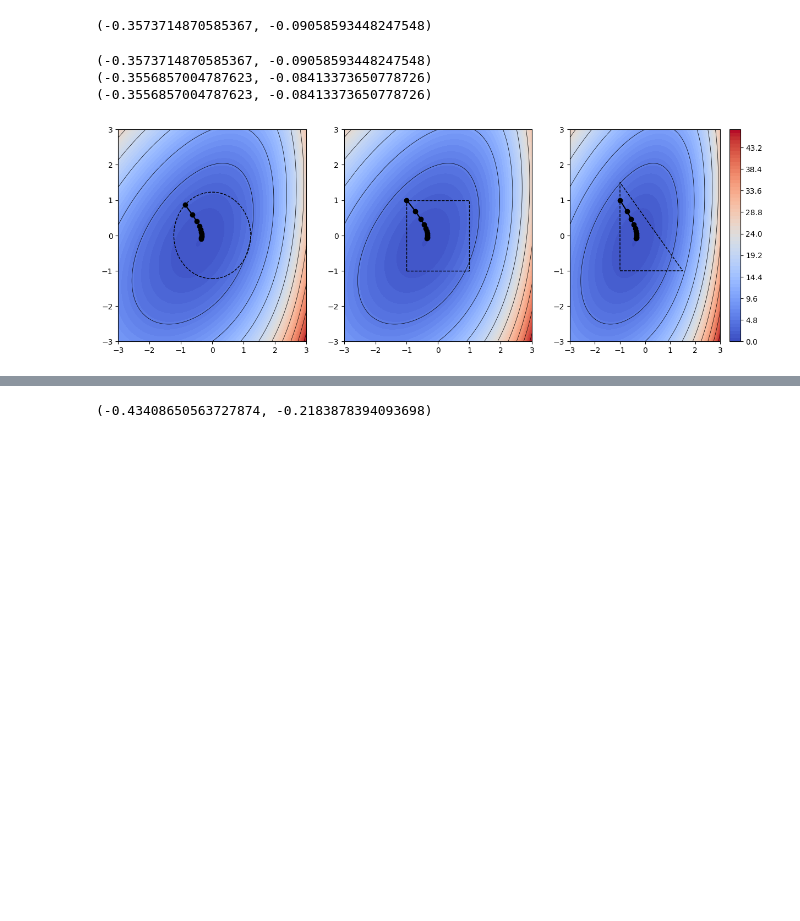
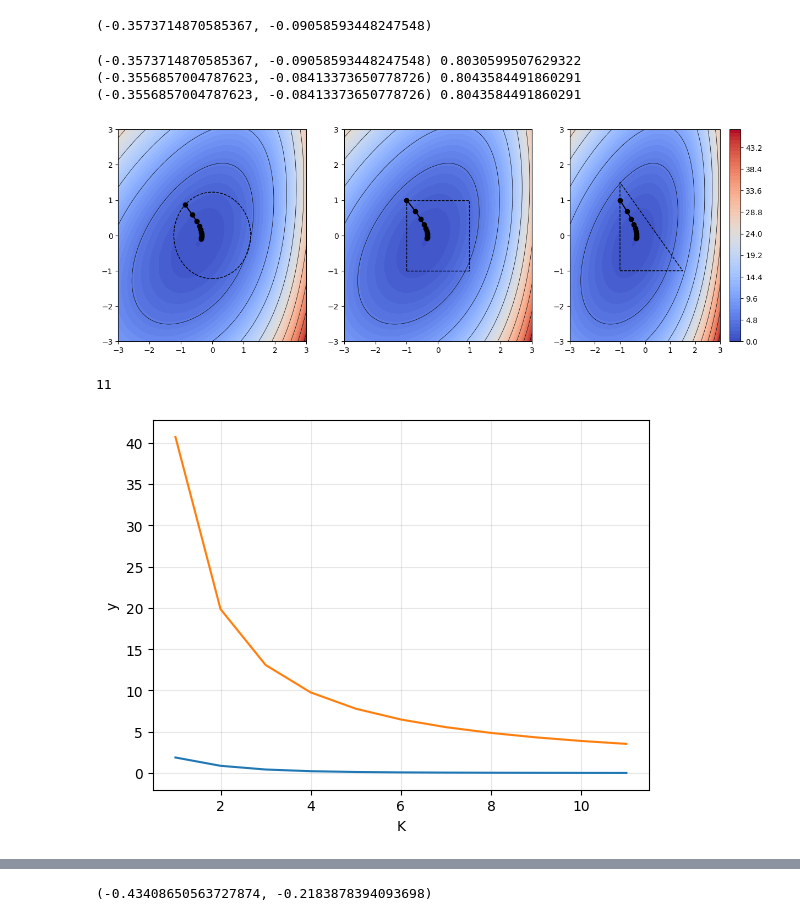
Before and after one commit to MatejVre/Gradient_Descent_Part_1, a Jupyter notebook: gradient_descent.ipynb, the cells around one changed output, grey strips where cells are left out. Drawn from its saved outputs; the diff is of its cells as text; code cells hidden in the pictures; blank space fills up the shorter version.

```diff
--- a/gradient_descent.ipynb
+++ b/gradient_descent.ipynb
@@ -170,10 +173,12 @@ Z = func(X, Y)
 fig, ax = plt.subplots(1, 3, figsize=(15,5))
 contour = plt.contourf(X, Y, Z, levels=60, cmap="coolwarm")
 fig.colorbar(contour)
+returned_points = []
 for i, sp in enumerate(shape_pairs):
     ax[i].contourf(X, Y, Z, levels=60, cmap="coolwarm")
     finish, points = projected_gradient_descent(np.array([-1, 1]), 1/beta, grad_func, sp[0], 10)
-    print(finish)
+    returned_points.append(points)
+    print(finish, func(*finish))
     ax[i].contour(X, Y, Z, levels=10, colors="black", linewidths=0.5)
     ax[i].add_patch(copy.copy(sp[1]))
     ax[i].set_xlim(-3,3)
@@ -181,7 +186,36 @@ for i, sp in enumerate(shape_pairs):
         ax[i].plot(*point, "o", c="black")
     ax[i].plot(*zip(*points), "-", c="black", markersize=4, label="Projected Descent Path")
 # %% [output]
-(-0.3573714870585367, -0.09058593448247548)
-(-0.3556857004787623, -0.08413373650778726)
-(-0.3556857004787623, -0.08413373650778726)
+(-0.3573714870585367, -0.09058593448247548) 0.8030599507629322
+(-0.3556857004787623, -0.08413373650778726) 0.8043584491860291
+(-0.3556857004787623, -0.08413373650778726) 0.8043584491860291
 [figure]
+# %%
+#Number corresponds to the statement number in theorem 3.3
+def upper_bound_2(points, og_point, beta, fn):
+    bounds = []
+    start = points[0]
+    squared_norm = np.square(np.linalg.norm(start - og_point))
+    for i in range(len(points)):
+        cur = points[i]
+        bounds.append((3*beta*squared_norm + fn(*cur) - fn(*og_point))/(i+1))
+    return bounds
+# %%
+ps = returned_points[0]
+def plot_upper_bounds_2(points, og_point, func):
+    diffs = []
+    for i, p in enumerate(points):
+        diffs.append(func(*p) - func(*og_point))
+    plt.plot(range(1, len(diffs)+1), diffs)
+    bounds = upper_bound_2(ps, og_point, beta, func)
+    plt.plot(range(1, len(diffs)+1), bounds)
+    plt.grid(True, alpha=0.3)
+    plt.xlabel("K")
+    plt.ylabel("y")
+    print(len(ps))
+# %%
+og_point = np.array([-0.4325, -0.21625])
+plot_upper_bounds_2(ps, og_point, func)
+# %% [output]
+11
+[figure, added]
```
Also changed, not shown: parts of 6 cells of this notebook.
